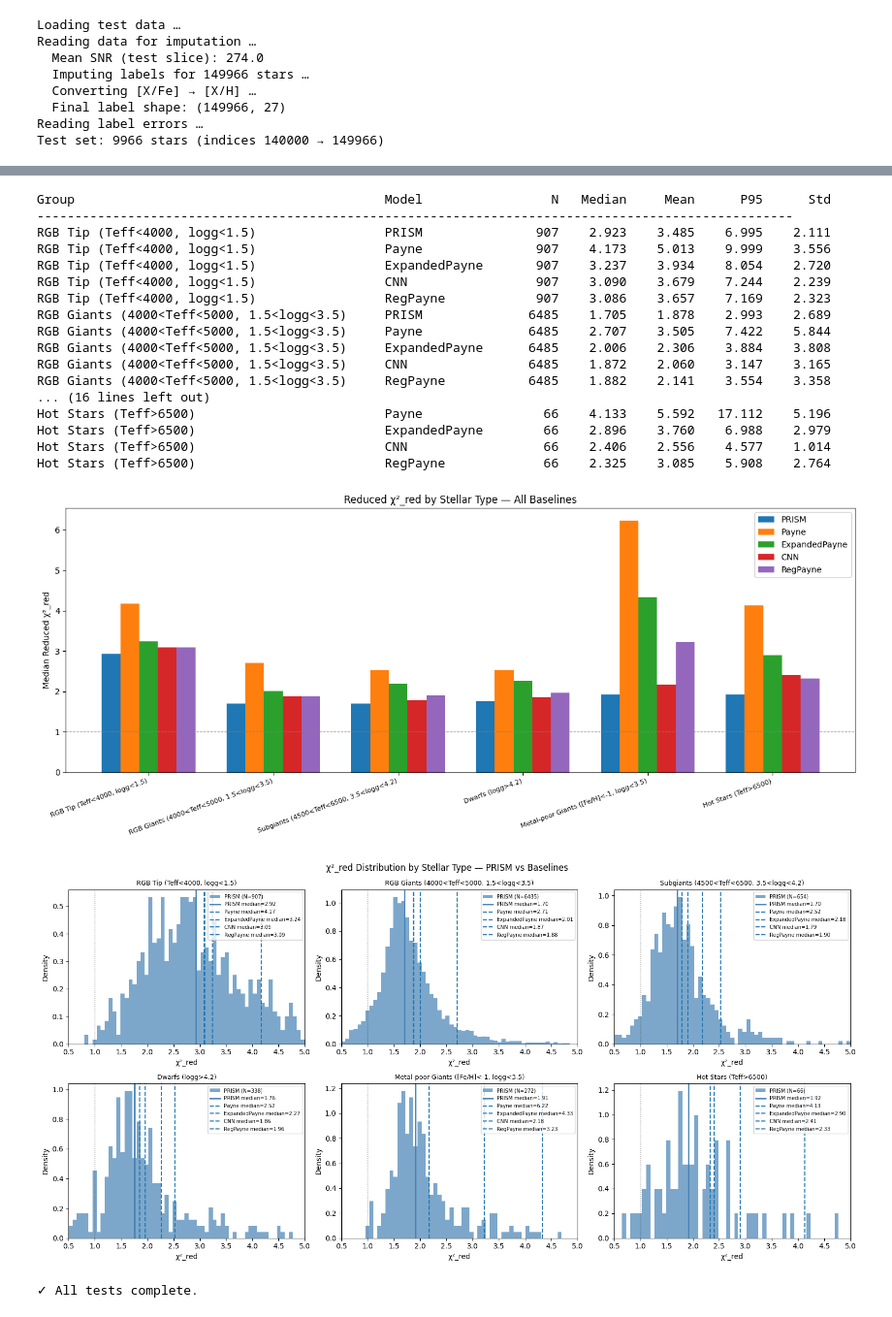
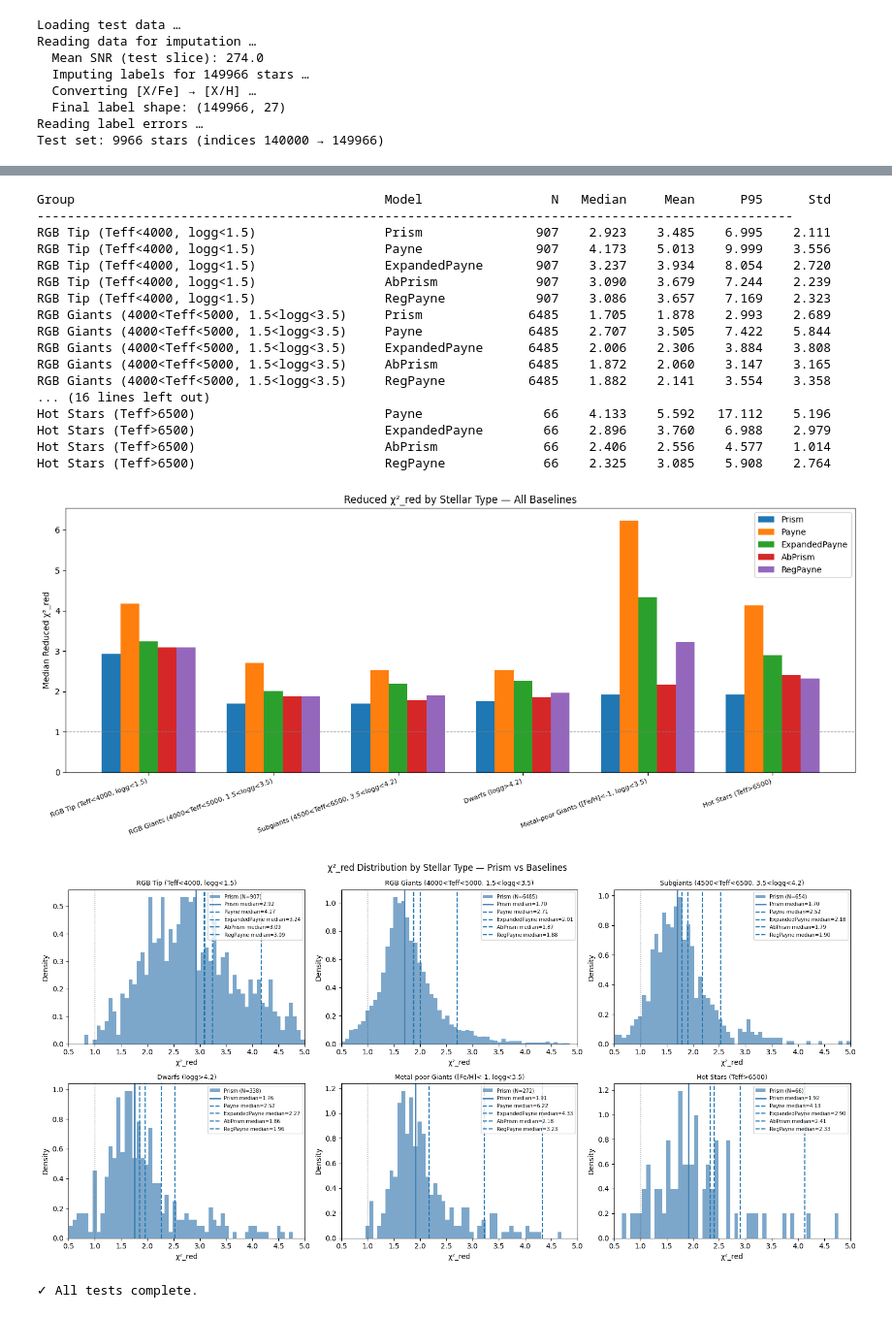
Before and after one commit to Aneeshshastri/PRISM, a Jupyter notebook: Model-tester.ipynb, the cells around one changed output, grey strips where cells are left out. Shown at 97% size. Cells and saved outputs as stored; diff of their text form; code cells hidden in the pictures.

```diff
--- a/Model-tester.ipynb
+++ b/Model-tester.ipynb
@@ -436,13 +436,13 @@ h5_path  = "/kaggle/input/datasets/aneeshshastri/aspcapstar-dr17-150kstars/apoge
 
 stats_path = "/kaggle/input/models/aneeshshastri/stargen-comparision/tensorflow2/default/14/dataset_stats_120k.npz"
 
-# Main PRISM model
+# Main Prism model
 model_path = "/kaggle/input/models/aneeshshastri/stargen-comparision/tensorflow2/default/14/APOGEE_SGEN.keras"
 
 # Baseline models — TODO:
 model_path_P  = "/kaggle/input/models/aneeshshastri/stargen-comparision/tensorflow2/default/14/ThePayne.keras"
 model_path_EP = "/kaggle/input/models/aneeshshastri/stargen-comparision/tensorflow2/default/14/Expanded_Payne.keras"
-model_path_CNN = "/kaggle/input/models/aneeshshastri/stargen-comparision/tensorflow2/default/14/SPECTROGRAM_GENERATOR.keras"
+model_path_AbPrism = "/kaggle/input/models/aneeshshastri/stargen-comparision/tensorflow2/default/14/SPECTROGRAM_GENERATOR.keras"
 model_path_RP = "/kaggle/input/models/aneeshshastri/stargen-comparision/tensorflow2/default/14/RegPayne.keras"
 
 # Mask for leakage test — uses apogee_mask.npy (NOT jacobian_mask.npy)
@@ -502,8 +502,8 @@ gen_data_P = tf.cast(ThePayne.predict(test_labels), tf.float32)
 ExpandedPayne = tf.keras.models.load_model(model_path_EP)
 gen_data_EP = tf.cast(ExpandedPayne.predict(test_labels), tf.float32)
 
-base_CNN = tf.keras.models.load_model(model_path_CNN)
-gen_data_CNN = tf.cast(base_CNN.predict(test_labels), tf.float32)
+base_AbPrism = tf.keras.models.load_model(model_path_AbPrism)
+gen_data_AbPrism = tf.cast(base_AbPrism.predict(test_labels), tf.float32)
 
 reg_Payne = tf.keras.models.load_model(model_path_RP)
 gen_data_RP = tf.cast(reg_Payne.predict(test_labels), tf.float32)
@@ -646,12 +646,12 @@ test_chi2_EP = reduced_chi_square(
     model_obj=ExpandedPayne,
 )
 
-test_chi2_CNN = reduced_chi_square(
-    real_data, gen_data_CNN[:, :, 0] if len(gen_data_CNN.shape) > 2 else gen_data_CNN,
+test_chi2_AbPrism = reduced_chi_square(
+    real_data, gen_data_AbPrism[:, :, 0] if len(gen_data_AbPrism.shape) > 2 else gen_data_AbPrism,
     real_data_ivar,
     tf.constant(test_labels, dtype=tf.float32),
     tf.constant(test_label_err, dtype=tf.float32),
-    model_obj=base_CNN,
+    model_obj=base_AbPrism,
 )
 
 test_chi2_RP = reduced_chi_square(
@@ -662,8 +662,8 @@ test_chi2_RP = reduced_chi_square(
 )
 
 # ── Print summary ──
-for name, chi2 in [("PRISM", test_chi2), ("Payne", test_chi2_P),
-                    ("ExpandedPayne", test_chi2_EP), ("CNN", test_chi2_CNN),
+for name, chi2 in [("Prism", test_chi2), ("Payne", test_chi2_P),
+                    ("ExpandedPayne", test_chi2_EP), ("AbPrism", test_chi2_AbPrism),
                     ("RegPayne", test_chi2_RP)]:
     print(f"\n{name}:")
     print(f"  Mean   = {chi2.mean():.3f}")
@@ -706,8 +706,8 @@ logg_phys = test_labels[:len(test_chi2), logg_idx] * STD_TENSOR[logg_idx] + MEAN
 mh_phys   = test_labels[:len(test_chi2), mh_idx]   * STD_TENSOR[mh_idx]   + MEAN_TENSOR[mh_idx]
 snr_phys  = SNR[:len(test_chi2)]
 
-chi2_all = {"PRISM": test_chi2, "Payne": test_chi2_P, "ExpandedPayne": test_chi2_EP,
-            "CNN": test_chi2_CNN, "RegPayne": test_chi2_RP}
+chi2_all = {"Prism": test_chi2, "Payne": test_chi2_P, "ExpandedPayne": test_chi2_EP,
+            "AbPrism": test_chi2_AbPrism, "RegPayne": test_chi2_RP}
 
 for xvals, xname in [(teff_phys, "Teff"), (logg_phys, "log_g"),
                       (mh_phys, "M_H"), (snr_phys, "SNR")]:
@@ -810,20 +810,21 @@ def compute_leakage(model_obj, model_name, test_lab, mask, epsilon=1e-4):
 
 
 # Run leakage for ALL baselines
-leakage_prism = compute_leakage(model,         "PRISM",         test_labels, apogee_mask)
+leakage_prism = compute_leakage(model,         "Prism",         test_labels, apogee_mask)
 leakage_payne = compute_leakage(ThePayne,      "Payne",         test_labels, apogee_mask)
 leakage_exp   = compute_leakage(ExpandedPayne, "ExpandedPayne", test_labels, apogee_mask)
-leakage_cnn   = compute_leakage(base_CNN,      "CNN",           test_labels, apogee_mask)
+leakage_AbPrism   = compute_leakage(base_AbPrism,      "AbPrism",           test_labels, apogee_mask)
 leakage_rp    = compute_leakage(reg_Payne,     "RegPayne",      test_labels, apogee_mask)
 
 # ── Leakage bar chart ──
-all_leakage = {"PRISM": leakage_prism, "Payne": leakage_payne,
-               "ExpandedPayne": leakage_exp, "CNN": leakage_cnn, "RegPayne": leakage_rp}
+all_leakage = {"Prism": leakage_prism, "Payne": leakage_payne,
+               "ExpandedPayne": leakage_exp, "AbPrism": leakage_AbPrism, "RegPayne": leakage_rp}
 elements = ATOMIC_LABELS
 x_pos    = np.arange(len(elements))
 width    = 0.15
 
 fig, ax = plt.subplots(figsize=(14, 5))
+ax.set_ylim(0, 1.4)
 for i, (name, leak) in enumerate(all_leakage.items()):
     ratios = [leak[el]['ratio'] if el in leak else 0 for el in elements]
     ax.bar(x_pos + i * width, ratios, width, label=name)
@@ -867,10 +868,10 @@ teff_all = test_labels[:, teff_idx] * STD_TENSOR[teff_idx] + MEAN_TENSOR[teff_id
 logg_all = test_labels[:, logg_idx] * STD_TENSOR[logg_idx] + MEAN_TENSOR[logg_idx]
 feh_all  = test_labels[:, feh_idx]  * STD_TENSOR[feh_idx]  + MEAN_TENSOR[feh_idx]
 model_chi2 = {
-    "PRISM":         test_chi2,
+    "Prism":         test_chi2,
     "Payne":         test_chi2_P,
     "ExpandedPayne": test_chi2_EP,
-    "CNN":           test_chi2_CNN,
+    "AbPrism":           test_chi2_AbPrism,
     "RegPayne":      test_chi2_RP,
 }
 # ── Stellar type classification ──────────────────────────────────────────
@@ -933,8 +934,8 @@ for gi, (group_name, gmask) in enumerate(stellar_groups.items()):
             'Std':     float(np.std(vals)),
         })
 
-        # Distribution plot — PRISM only, with per-model median lines
-        if model_name == "PRISM":
+        # Distribution plot — Prism only, with per-model median lines
+        if model_name == "Prism":
             ax.hist(
                 vals,
                 bins=np.linspace(0.5, 5.0, 60),
@@ -942,14 +943,14 @@ for gi, (group_name, gmask) in enumerate(stellar_groups.items()):
                 alpha=0.7,
                 color='steelblue',
                 edgecolor='none',
-                label=f"PRISM (N={len(vals)})"
+                label=f"Prism (N={len(vals)})"
             )
             ax.axvline(
                 np.median(vals),
                 color='steelblue',
                 lw=2,
                 ls='-',
-                label=f"PRISM median={np.median(vals):.2f}"
+                label=f"Prism median={np.median(vals):.2f}"
             )
         else:
             # Overlay median lines for baselines only (no histogram)
@@ -968,7 +969,7 @@ for gi, (group_name, gmask) in enumerate(stellar_groups.items()):
     ax.legend(fontsize=7, loc='upper right')
     ax.set_xlim(0.5, 5.0)
 
-fig_dist.suptitle("χ²_red Distribution by Stellar Type — PRISM vs Baselines", fontsize=12)
+fig_dist.suptitle("χ²_red Distribution by Stellar Type — Prism vs Baselines", fontsize=12)
 fig_dist.tight_layout()
 fig_dist.savefig("chi2_distribution_by_type.png", dpi=150)
 
@@ -990,37 +991,37 @@ ax_bar.set_ylabel("Median Reduced χ²_red")
 ax_bar.set_title("Reduced χ²_red by Stellar Type — All Baselines")
 ax_bar.axhline(1.0, ls='--', color='grey', lw=0.8)
 ax_bar.legend()
 fig_bar.tight_layout()
 fig_bar.savefig("chi2_by_stellar_type.png", dpi=150)
 
 # ── Summary table ────────────────────────────────────────────────────────
 print(f"\n{'Group':<45s} {'Model':<16s} {'N':>6s} "
       f"{'Median':>8s} {'Mean':>8s} {'P95':>8s} {'Std':>8s}")
 print("-" * 100)
 for r in summary_rows:
     print(f"{r['Group']:<45s} {r['Model']:<16s} {r['N_stars']:>6d} "
           f"{r['Median']:>8.3f} {r['Mean']:>8.3f} {r['P95']:>8.3f} {r['Std']:>8.3f}")
 
 plt.show()
 print("\n✓ All tests complete.")
 # %% [output]
 Group                                         Model                 N   Median     Mean      P95      Std
 ----------------------------------------------------------------------------------------------------
-RGB Tip (Teff<4000, logg<1.5)                 PRISM               907    2.923    3.485    6.995    2.111
+RGB Tip (Teff<4000, logg<1.5)                 Prism               907    2.923    3.485    6.995    2.111
 RGB Tip (Teff<4000, logg<1.5)                 Payne               907    4.173    5.013    9.999    3.556
 RGB Tip (Teff<4000, logg<1.5)                 ExpandedPayne       907    3.237    3.934    8.054    2.720
-RGB Tip (Teff<4000, logg<1.5)                 CNN                 907    3.090    3.679    7.244    2.239
+RGB Tip (Teff<4000, logg<1.5)                 AbPrism             907    3.090    3.679    7.244    2.239
 RGB Tip (Teff<4000, logg<1.5)                 RegPayne            907    3.086    3.657    7.169    2.323
-RGB Giants (4000<Teff<5000, 1.5<logg<3.5)     PRISM              6485    1.705    1.878    2.993    2.689
+RGB Giants (4000<Teff<5000, 1.5<logg<3.5)     Prism              6485    1.705    1.878    2.993    2.689
 RGB Giants (4000<Teff<5000, 1.5<logg<3.5)     Payne              6485    2.707    3.505    7.422    5.844
 RGB Giants (4000<Teff<5000, 1.5<logg<3.5)     ExpandedPayne      6485    2.006    2.306    3.884    3.808
-RGB Giants (4000<Teff<5000, 1.5<logg<3.5)     CNN                6485    1.872    2.060    3.147    3.165
+RGB Giants (4000<Teff<5000, 1.5<logg<3.5)     AbPrism            6485    1.872    2.060    3.147    3.165
 RGB Giants (4000<Teff<5000, 1.5<logg<3.5)     RegPayne           6485    1.882    2.141    3.554    3.358
 ... (16 lines left out)
 Hot Stars (Teff>6500)                         Payne                66    4.133    5.592   17.112    5.196
 Hot Stars (Teff>6500)                         ExpandedPayne        66    2.896    3.760    6.988    2.979
-Hot Stars (Teff>6500)                         CNN                  66    2.406    2.556    4.577    1.014
+Hot Stars (Teff>6500)                         AbPrism              66    2.406    2.556    4.577    1.014
 Hot Stars (Teff>6500)                         RegPayne             66    2.325    3.085    5.908    2.764
 [figure]
-[figure, old version]
+[figure, new version]
 ✓ All tests complete.
```
Also changed, not shown: parts of 4 cells of this notebook.
